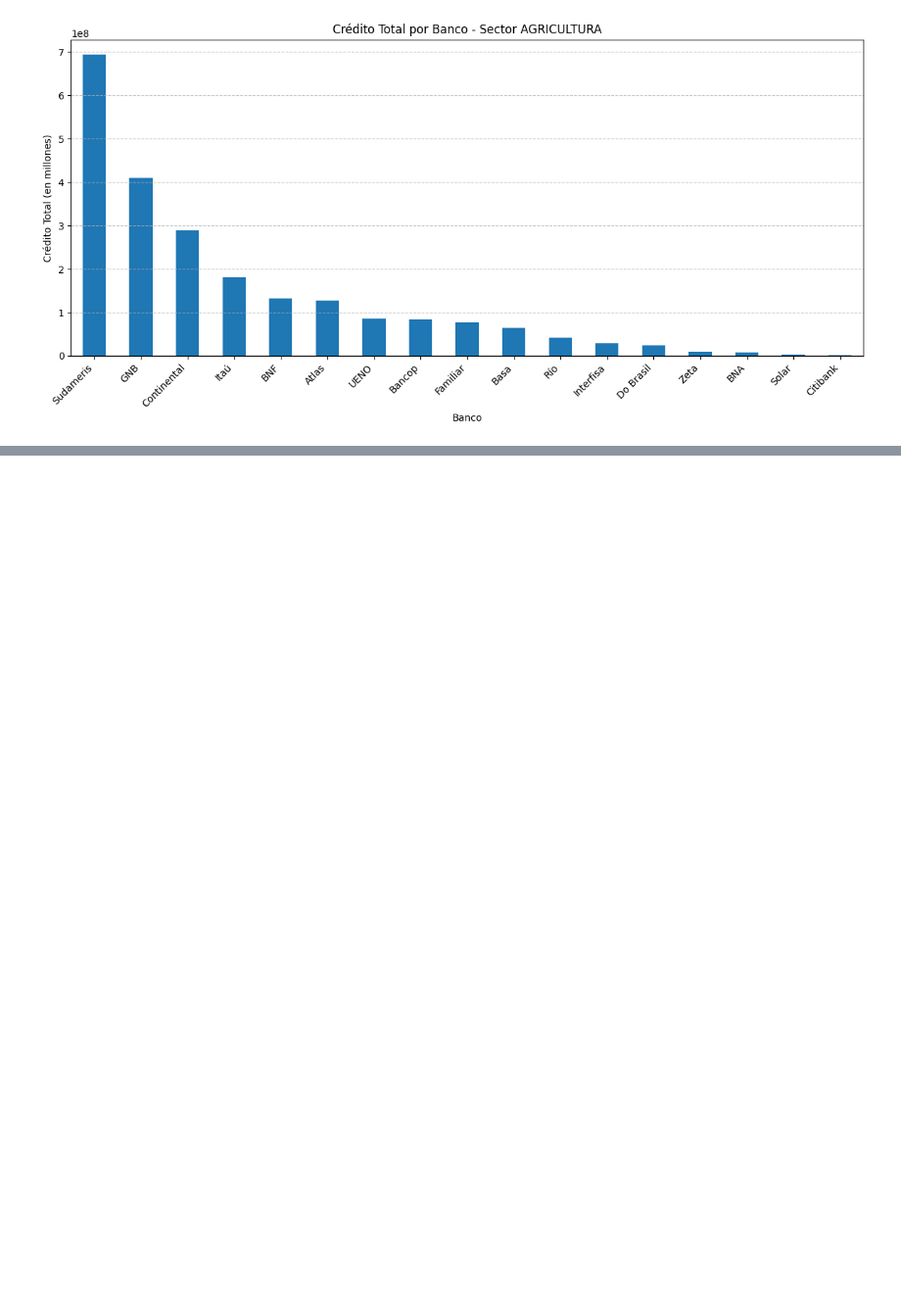
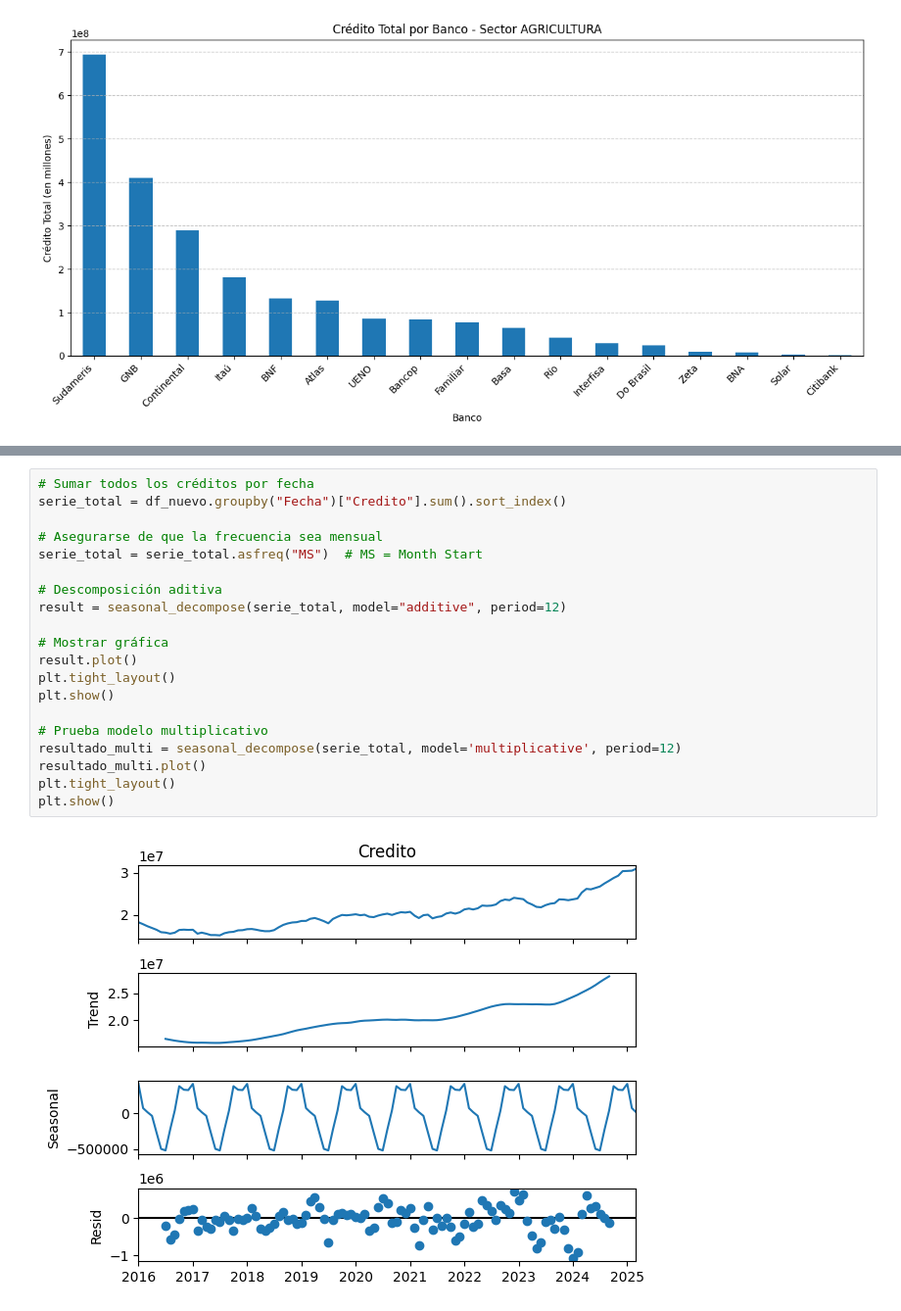
Before and after one commit to MathiasChd/MIA_UNA, a Jupyter notebook: SeriesTemporales/TrabajoGrupal/Trabajo_grupal_MIAAD.ipynb, the cells around one changed output, grey strips where cells are left out. Shown at 98% size. Drawn from its saved outputs; the diff is of its cells as text; blank space fills up the shorter version.

```diff
--- a/SeriesTemporales/TrabajoGrupal/Trabajo_grupal_MIAAD.ipynb
+++ b/SeriesTemporales/TrabajoGrupal/Trabajo_grupal_MIAAD.ipynb
@@ -253,0 +180,22 @@ p-value: 0.5002
+# %%
+# Sumar todos los créditos por fecha
+serie_total = df_nuevo.groupby("Fecha")["Credito"].sum().sort_index()
+
+# Asegurarse de que la frecuencia sea mensual
+serie_total = serie_total.asfreq("MS")  # MS = Month Start
+
+# Descomposición aditiva
+result = seasonal_decompose(serie_total, model="additive", period=12)
+
+# Mostrar gráfica
+result.plot()
+plt.tight_layout()
+plt.show()
+
+# Prueba modelo multiplicativo
+resultado_multi = seasonal_decompose(serie_total, model='multiplicative', period=12)
+resultado_multi.plot()
+plt.tight_layout()
+plt.show()
+# %% [output]
+[figure, added]
```
Also changed, not shown: parts of 77 cells of this notebook.
